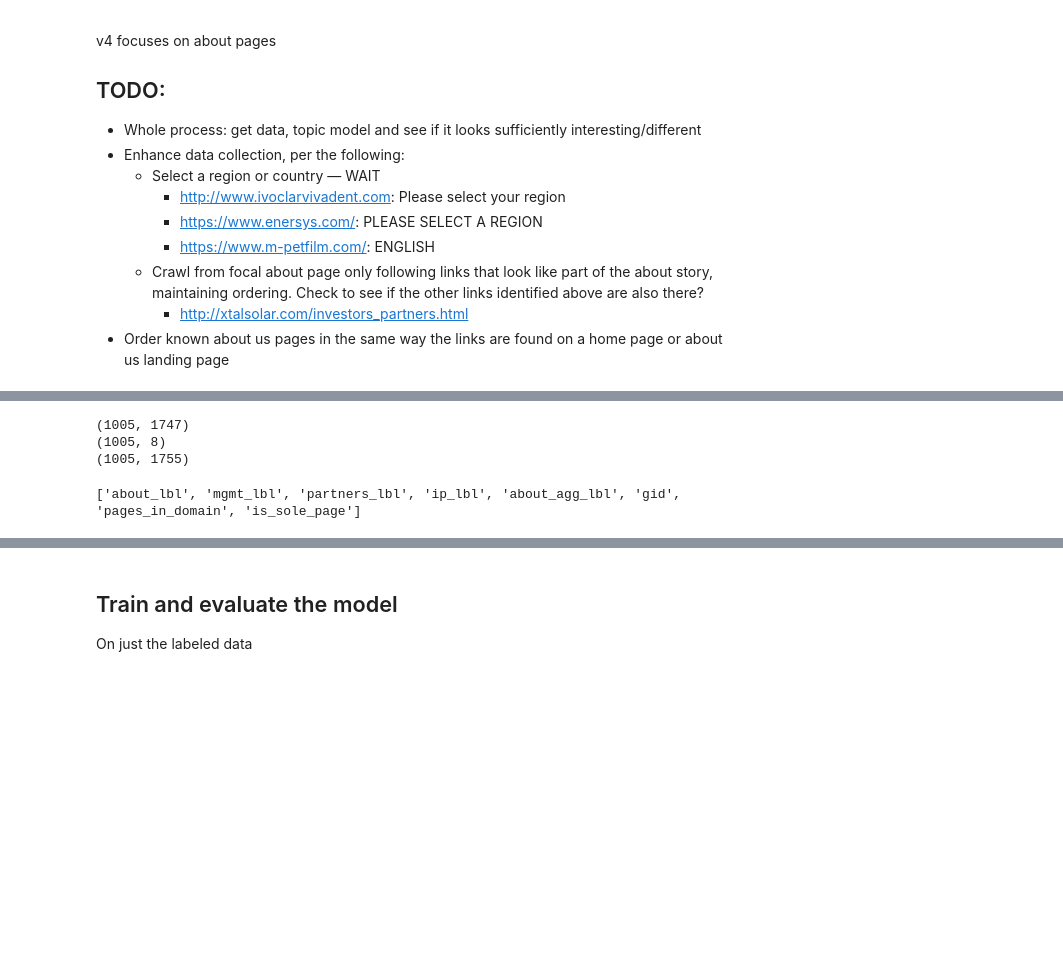
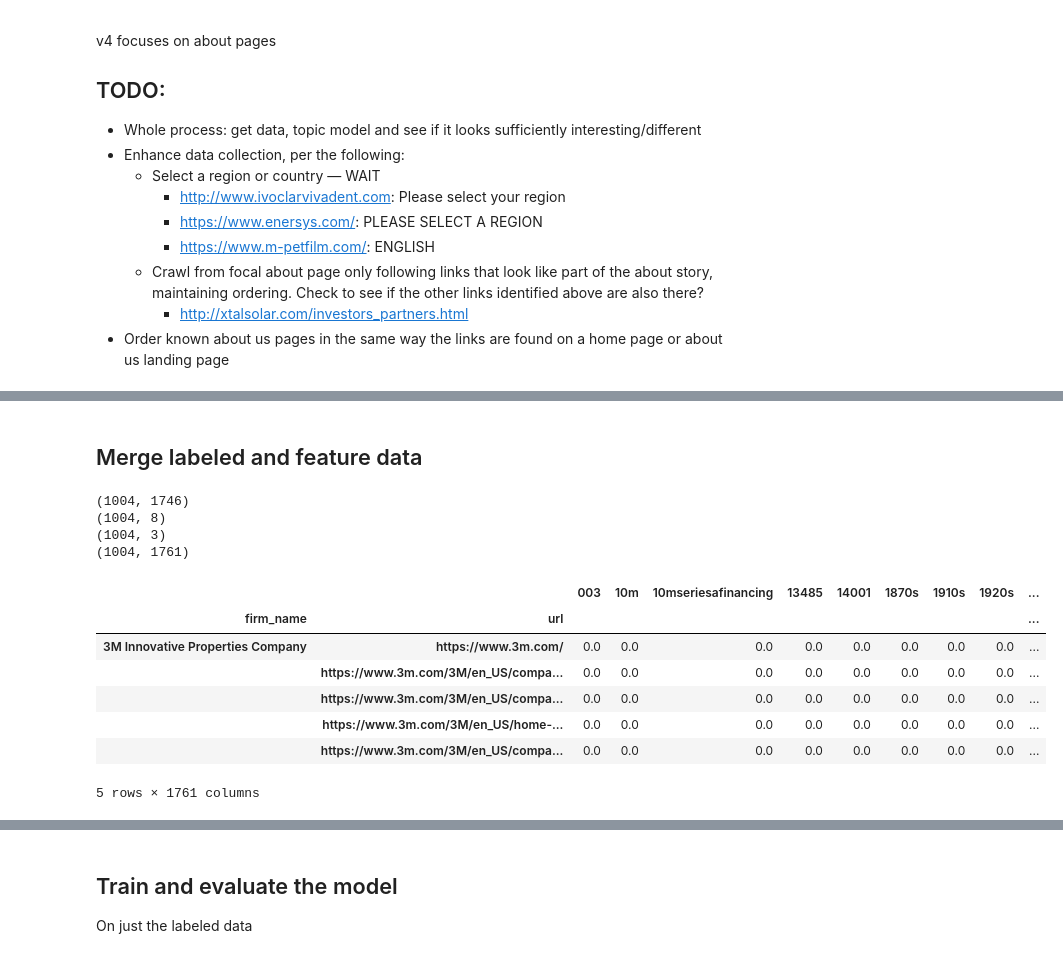
Before and after one commit to euphonic/EAGER, a Jupyter notebook: code/topics_markov/extract-pages-from-mongo-v5-about.ipynb, the cells around one changed output, grey strips where cells are left out. Saved outputs shown, nothing was run; the diff lists cells and outputs as text; code cells hidden in the pictures; blank space fills up the shorter version.

```diff
--- a/code/topics_markov/extract-pages-from-mongo-v5-about.ipynb
+++ b/code/topics_markov/extract-pages-from-mongo-v5-about.ipynb
@@ -282,17 +404,33 @@ ubv_df.index.name='url'
+# %% [markdown]
+## Merge labeled and feature data
 # %%
-# merge two datasets (features and labeled data)
+# merge datasets (features and labeled data)
 print(ubv_df.shape)
 print(df_about_labeled.shape)
+print(count_df.shape)
 
-all_merged = ubv_df.join(df_about_labeled, how='inner')
-print(all_merged.shape)
+merged = ubv_df.join(df_about_labeled, how='inner')
+
+labeled = merged.join(count_df, how='inner')
+labeled['num_words_firm_ftr'] = labeled['num_words_ftr'].groupby(level=0).transform('sum')
+labeled['share_of_words_ftr'] = labeled['num_words_ftr'] / labeled['num_words_firm_ftr']
+
+labeled['num_sentences_firm_ftr'] = labeled['num_sentences_ftr'].groupby(level=0).transform('sum')
+labeled['share_of_sentences_ftr'] = labeled['num_sentences_ftr'] / labeled['num_sentences_firm_ftr']
+
+
+print(labeled.shape)
+labeled.head()
 # %% [output]
-(1005, 1747)
-(1005, 8)
-(1005, 1755)
+(1004, 1746)
+(1004, 8)
+(1004, 3)
+(1004, 1761)
+|  |  | 003 | 10m | 10mseriesafinancing | 13485 | 14001 | 1870s | 1910s | 1920s | ... |
+| firm_name | url |  |  |  |  |  |  |  |  | ... |
+| 3M Innovative Properties Company | https://www.3m.com/ | 0.0 | 0.0 | 0.0 | 0.0 | 0.0 | 0.0 | 0.0 | 0.0 | ... |
+|  | https://www.3m.com/3M/en_US/compa... | 0.0 | 0.0 | 0.0 | 0.0 | 0.0 | 0.0 | 0.0 | 0.0 | ... |
+|  | https://www.3m.com/3M/en_US/compa... | 0.0 | 0.0 | 0.0 | 0.0 | 0.0 | 0.0 | 0.0 | 0.0 | ... |
+|  | https://www.3m.com/3M/en_US/home-... | 0.0 | 0.0 | 0.0 | 0.0 | 0.0 | 0.0 | 0.0 | 0.0 | ... |
+|  | https://www.3m.com/3M/en_US/compa... | 0.0 | 0.0 | 0.0 | 0.0 | 0.0 | 0.0 | 0.0 | 0.0 | ... |
+5 rows × 1761 columns
-# %%
-# split labeled and predict datasets
-labeled = all_merged[all_merged['gid'].notnull()]
-print (df_about_labeled.columns.tolist())
-# %% [output]
-['about_lbl', 'mgmt_lbl', 'partners_lbl', 'ip_lbl', 'about_agg_lbl', 'gid', 'pages_in_domain', 'is_sole_page']
```
Also changed, not shown: parts of 40 cells of this notebook, 8 other files.
